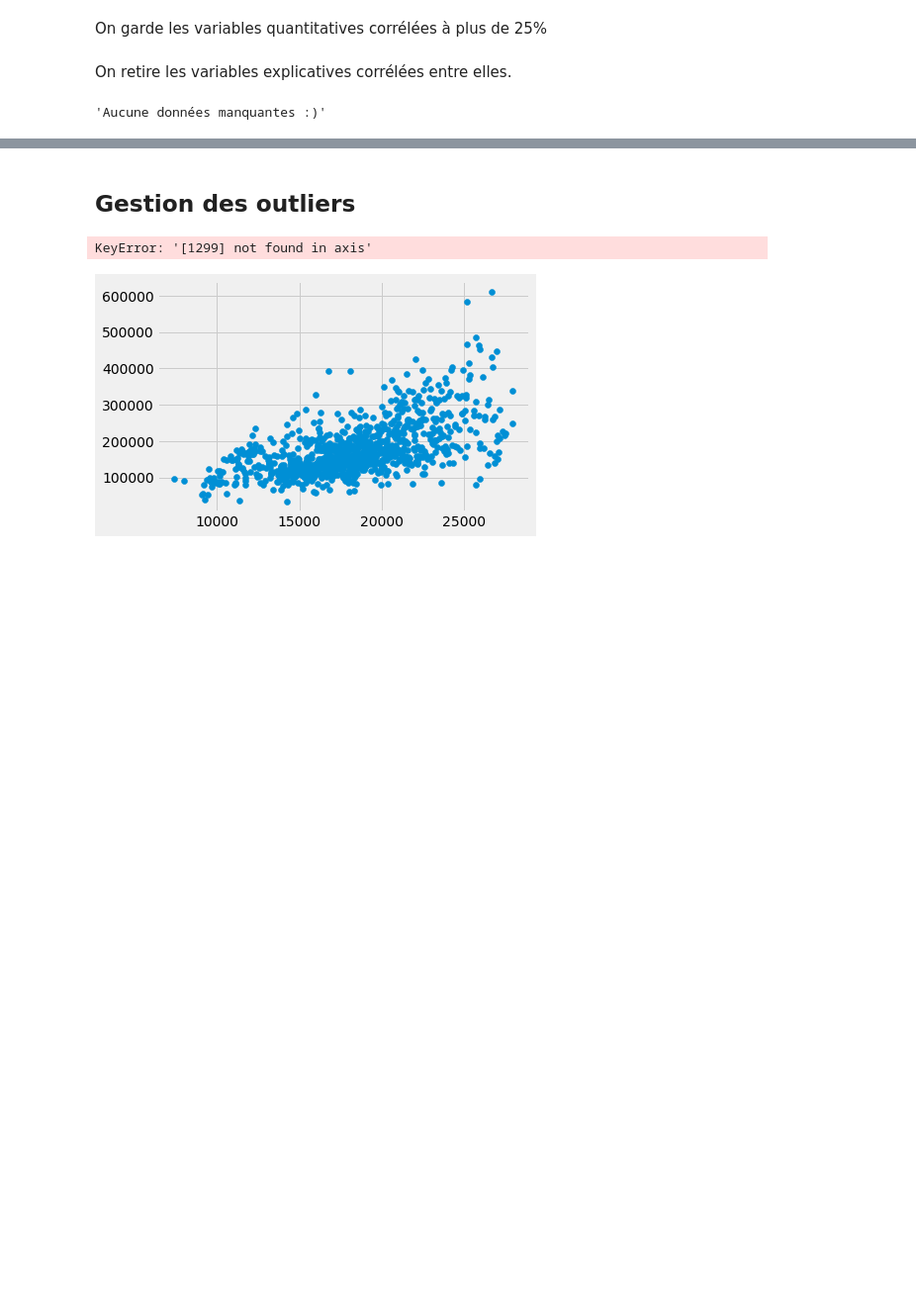
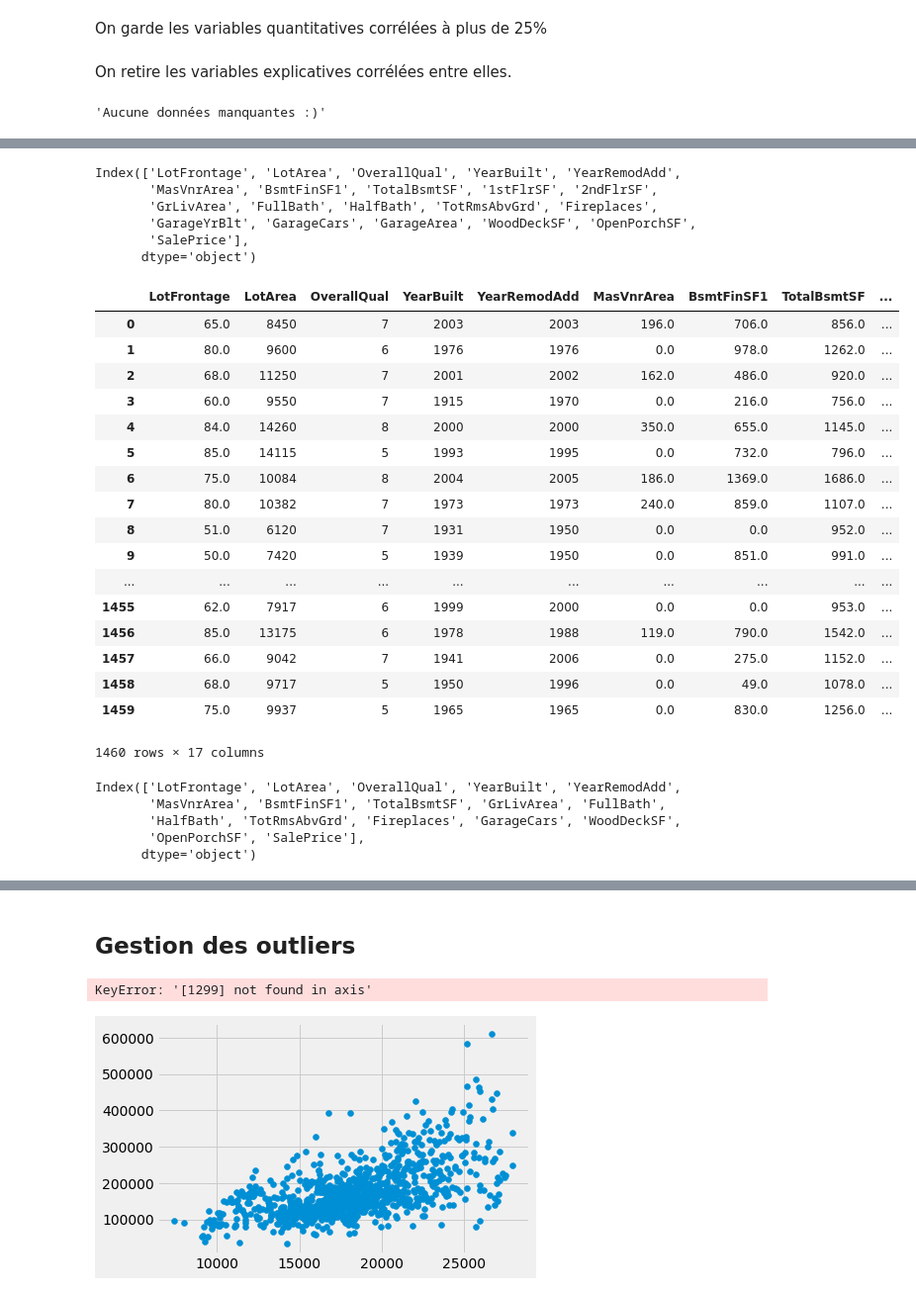
Before and after one commit to June-So/House-Price-Project, a Jupyter notebook: linear_regression.ipynb, the cells around one changed output, grey strips where cells are left out. Shown at 99% size. Drawn from its saved outputs; the diff is of its cells as text; code cells hidden in the pictures; blank space fills up the shorter version.

```diff
--- a/linear_regression.ipynb
+++ b/linear_regression.ipynb
@@ -163,0 +269,5 @@ view_total_na(train_clean)
+# %%
+corr_price = train_clean.corr()['SalePrice']
+cols_features = corr_price[corr_price > 0.25].index
+train_clean = train_clean[cols_features]
+train_clean.head()
@@ -163,0 +281,40 @@ view_total_na(train_clean)
+# %%
+train_clean.columns
+# %% [output]
+Index(['LotFrontage', 'LotArea', 'OverallQual', 'YearBuilt', 'YearRemodAdd',
+       'MasVnrArea', 'BsmtFinSF1', 'TotalBsmtSF', '1stFlrSF', '2ndFlrSF',
+       'GrLivArea', 'FullBath', 'HalfBath', 'TotRmsAbvGrd', 'Fireplaces',
+       'GarageYrBlt', 'GarageCars', 'GarageArea', 'WoodDeckSF', 'OpenPorchSF',
+       'SalePrice'],
+      dtype='object')
+# %%
+#Suppresion des colonnes 1rstFloor, 2ndFloor,GarageArea,
+train_clean=train_clean.drop(['1stFlrSF', '2ndFlrSF','GarageArea','GarageYrBlt'],axis=1)
+train_clean
+# %% [output]
+|  | LotFrontage | LotArea | OverallQual | YearBuilt | YearRemodAdd | MasVnrArea | BsmtFinSF1 | TotalBsmtSF | ... |
+| 0 | 65.0 | 8450 | 7 | 2003 | 2003 | 196.0 | 706.0 | 856.0 | ... |
+| 1 | 80.0 | 9600 | 6 | 1976 | 1976 | 0.0 | 978.0 | 1262.0 | ... |
+| 2 | 68.0 | 11250 | 7 | 2001 | 2002 | 162.0 | 486.0 | 920.0 | ... |
+| 3 | 60.0 | 9550 | 7 | 1915 | 1970 | 0.0 | 216.0 | 756.0 | ... |
+| 4 | 84.0 | 14260 | 8 | 2000 | 2000 | 350.0 | 655.0 | 1145.0 | ... |
+| 5 | 85.0 | 14115 | 5 | 1993 | 1995 | 0.0 | 732.0 | 796.0 | ... |
+| 6 | 75.0 | 10084 | 8 | 2004 | 2005 | 186.0 | 1369.0 | 1686.0 | ... |
+| 7 | 80.0 | 10382 | 7 | 1973 | 1973 | 240.0 | 859.0 | 1107.0 | ... |
+| 8 | 51.0 | 6120 | 7 | 1931 | 1950 | 0.0 | 0.0 | 952.0 | ... |
+| 9 | 50.0 | 7420 | 5 | 1939 | 1950 | 0.0 | 851.0 | 991.0 | ... |
+| ... | ... | ... | ... | ... | ... | ... | ... | ... | ... |
+| 1455 | 62.0 | 7917 | 6 | 1999 | 2000 | 0.0 | 0.0 | 953.0 | ... |
+| 1456 | 85.0 | 13175 | 6 | 1978 | 1988 | 119.0 | 790.0 | 1542.0 | ... |
+| 1457 | 66.0 | 9042 | 7 | 1941 | 2006 | 0.0 | 275.0 | 1152.0 | ... |
+| 1458 | 68.0 | 9717 | 5 | 1950 | 1996 | 0.0 | 49.0 | 1078.0 | ... |
+| 1459 | 75.0 | 9937 | 5 | 1965 | 1965 | 0.0 | 830.0 | 1256.0 | ... |
+1460 rows × 17 columns
+# %%
+train_clean.columns
+# %% [output]
+Index(['LotFrontage', 'LotArea', 'OverallQual', 'YearBuilt', 'YearRemodAdd',
+       'MasVnrArea', 'BsmtFinSF1', 'TotalBsmtSF', 'GrLivArea', 'FullBath',
+       'HalfBath', 'TotRmsAbvGrd', 'Fireplaces', 'GarageCars', 'WoodDeckSF',
+       'OpenPorchSF', 'SalePrice'],
+      dtype='object')
```
Also changed, not shown: parts of 63 cells of this notebook.
